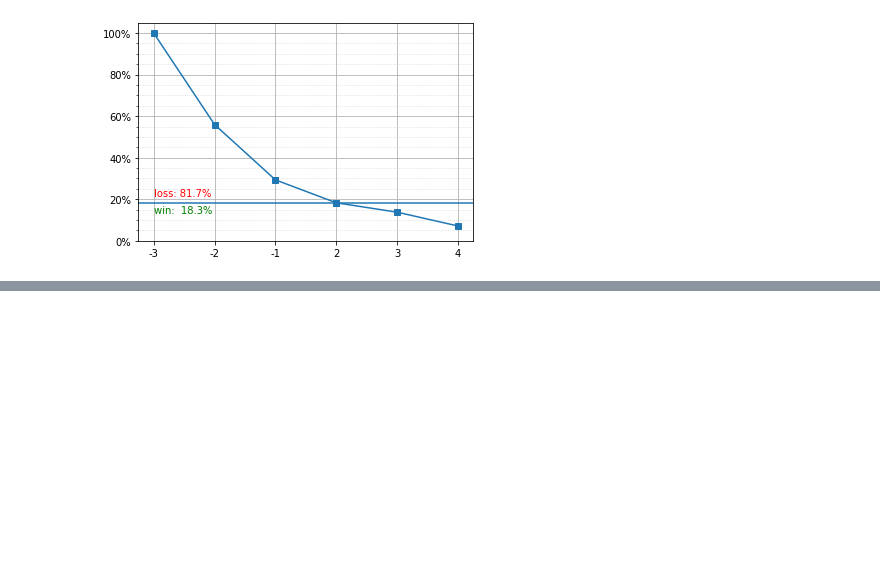
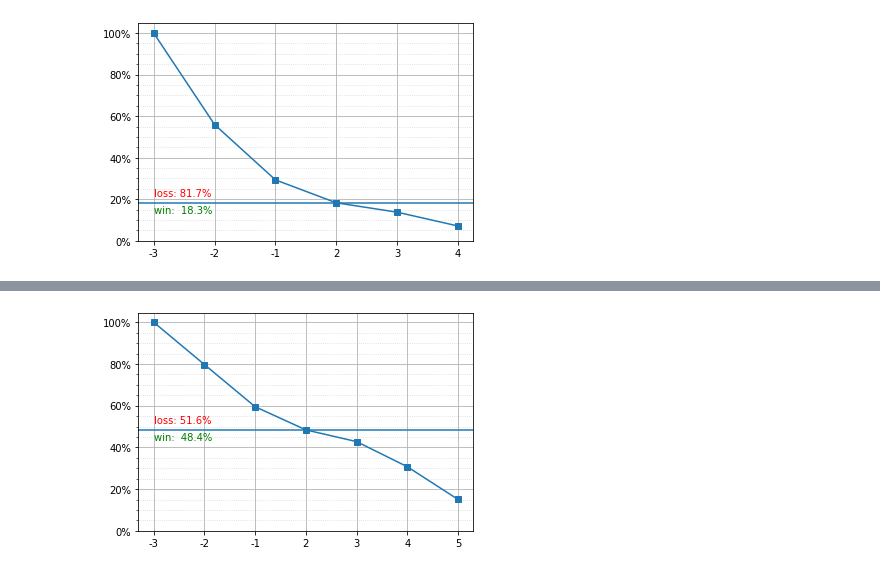
Before and after one commit to ZacButko/Probability-Playground, a Jupyter notebook: Warfish Dice/Warfish Dice-3.ipynb, the cells around one changed output, grey strips where cells are left out. Saved outputs shown, nothing was run; the diff lists cells and outputs as text; code cells hidden in the pictures; blank space fills up the shorter version.

```diff
--- a/Warfish Dice/Warfish Dice-3.ipynb
+++ b/Warfish Dice/Warfish Dice-3.ipynb
@@ -139,3 +139,7 @@ plot_single_at_least(attack_stats_m(4,3, n_d_sides=9))
 # %% [markdown]
 ### 5 vs 3, defender with 7 sides
 ![alt text](img/5v3.png)
+# %%
+plot_single_at_least(attack_stats_m(5,3, n_d_sides=7))
+# %% [output]
+[figure, added]
```
Also changed, not shown: parts of 3 cells of this notebook.
